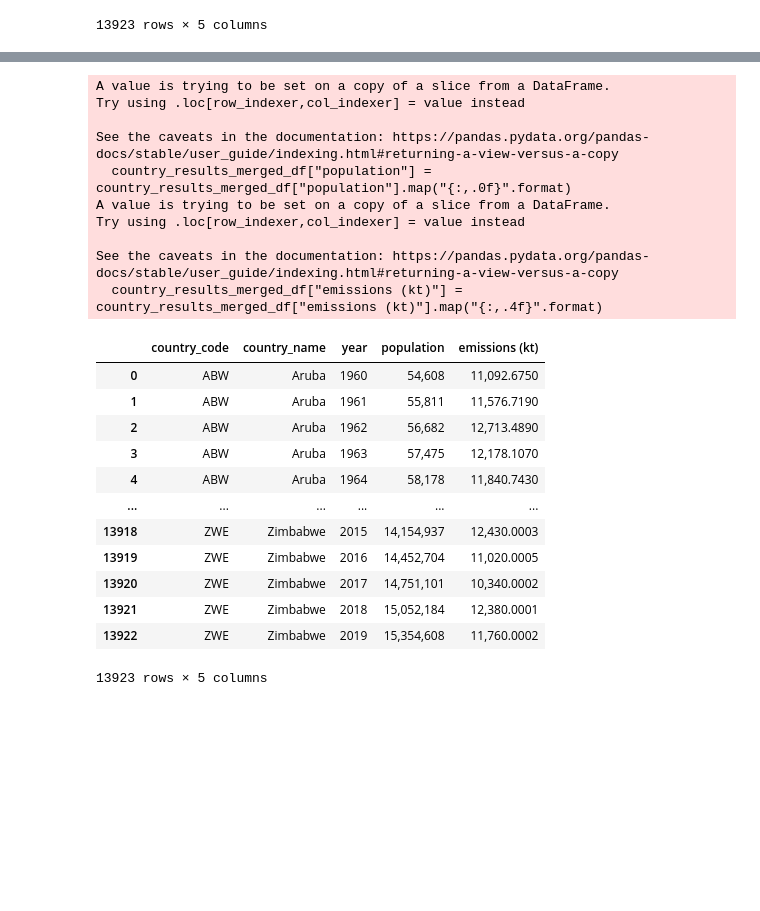
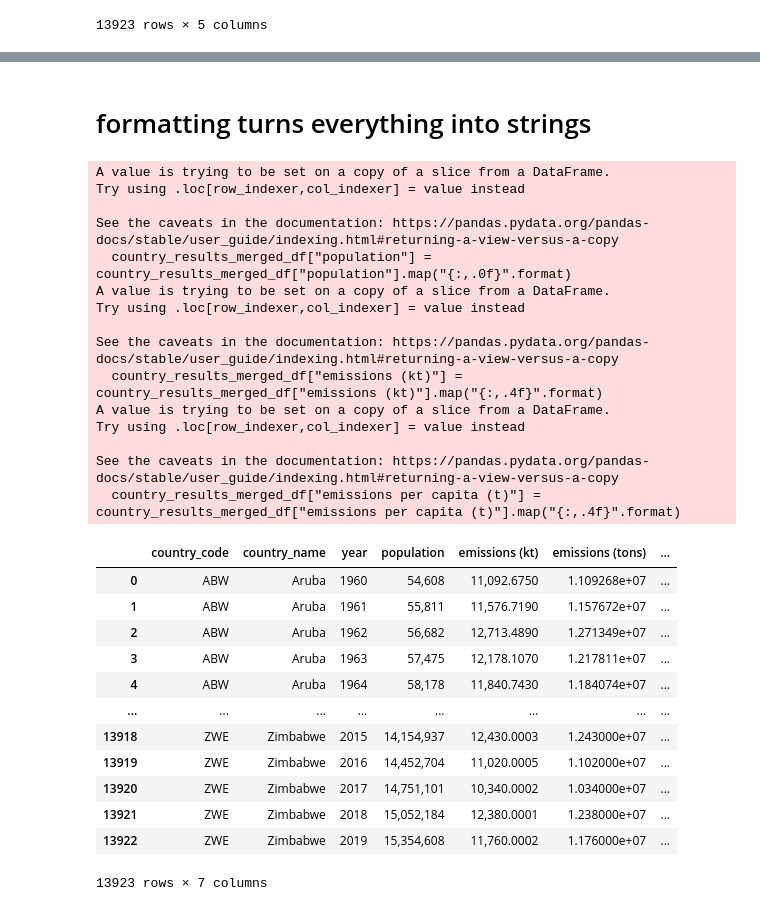
Before and after one commit to Blake-Singewald/CO2-Emissions, a Jupyter notebook: CO2-Emissions-Project/co2.ipynb, the cells around one changed output, grey strips where cells are left out. Drawn from its saved outputs; the diff is of its cells as text; code cells hidden in the pictures; blank space fills up the shorter version.

```diff
--- a/CO2-Emissions-Project/co2.ipynb
+++ b/CO2-Emissions-Project/co2.ipynb
@@ -148,3 +155,6 @@ country_results_merged_df
 | 16396 | ZWE | Zimbabwe | 2018 | 15052184.0 | 12380.000114 |
 | 16397 | ZWE | Zimbabwe | 2019 | 15354608.0 | 11760.000229 |
 13923 rows × 5 columns
+# %%
+country_results_merged_df['emissions (tons)'] = country_results_merged_df['emissions (kt)'] * 1000
+country_results_merged_df
@@ -150,0 +180,3 @@ country_results_merged_df
+# %%
+country_results_merged_df['emissions per capita (t)'] = country_results_merged_df['emissions (tons)'] / country_results_merged_df['population']
+country_results_merged_df
@@ -151,33 +202,41 @@ country_results_merged_df
+# %% [markdown]
+# formatting turns everything into strings
 # %%
 
 #Formatting the columns
 country_results_merged_df["population"] = country_results_merged_df["population"].map("{:,.0f}".format)
 
 country_results_merged_df["emissions (kt)"] = country_results_merged_df["emissions (kt)"].map("{:,.4f}".format)
+country_results_merged_df["emissions per capita (t)"] = country_results_merged_df["emissions per capita (t)"].map("{:,.4f}".format)
 
 #Resets the index since we drop columns
 country_results_merged_df.reset_index(drop = True)
 # %% [output]
 A value is trying to be set on a copy of a slice from a DataFrame.
 Try using .loc[row_indexer,col_indexer] = value instead
 
 See the caveats in the documentation: https://pandas.pydata.org/pandas-docs/stable/user_guide/indexing.html#returning-a-view-versus-a-copy
   country_results_merged_df["population"] = country_results_merged_df["population"].map("{:,.0f}".format)
 A value is trying to be set on a copy of a slice from a DataFrame.
 Try using .loc[row_indexer,col_indexer] = value instead
 
 See the caveats in the documentation: https://pandas.pydata.org/pandas-docs/stable/user_guide/indexing.html#returning-a-view-versus-a-copy
   country_results_merged_df["emissions (kt)"] = country_results_merged_df["emissions (kt)"].map("{:,.4f}".format)
+A value is trying to be set on a copy of a slice from a DataFrame.
+Try using .loc[row_indexer,col_indexer] = value instead
+
+See the caveats in the documentation: https://pandas.pydata.org/pandas-docs/stable/user_guide/indexing.html#returning-a-view-versus-a-copy
+  country_results_merged_df["emissions per capita (t)"] = country_results_merged_df["emissions per capita (t)"].map("{:,.4f}".format)
-|  | country_code | country_name | year | population | emissions (kt) |
-| 0 | ABW | Aruba | 1960 | 54,608 | 11,092.6750 |
-| 1 | ABW | Aruba | 1961 | 55,811 | 11,576.7190 |
-| 2 | ABW | Aruba | 1962 | 56,682 | 12,713.4890 |
-| 3 | ABW | Aruba | 1963 | 57,475 | 12,178.1070 |
-| 4 | ABW | Aruba | 1964 | 58,178 | 11,840.7430 |
-| ... | ... | ... | ... | ... | ... |
-| 13918 | ZWE | Zimbabwe | 2015 | 14,154,937 | 12,430.0003 |
-| 13919 | ZWE | Zimbabwe | 2016 | 14,452,704 | 11,020.0005 |
-| 13920 | ZWE | Zimbabwe | 2017 | 14,751,101 | 10,340.0002 |
-| 13921 | ZWE | Zimbabwe | 2018 | 15,052,184 | 12,380.0001 |
-| 13922 | ZWE | Zimbabwe | 2019 | 15,354,608 | 11,760.0002 |
+|  | country_code | country_name | year | population | emissions (kt) | emissions (tons) | ... |
+| 0 | ABW | Aruba | 1960 | 54,608 | 11,092.6750 | 1.109268e+07 | ... |
+| 1 | ABW | Aruba | 1961 | 55,811 | 11,576.7190 | 1.157672e+07 | ... |
+| 2 | ABW | Aruba | 1962 | 56,682 | 12,713.4890 | 1.271349e+07 | ... |
+| 3 | ABW | Aruba | 1963 | 57,475 | 12,178.1070 | 1.217811e+07 | ... |
+| 4 | ABW | Aruba | 1964 | 58,178 | 11,840.7430 | 1.184074e+07 | ... |
+| ... | ... | ... | ... | ... | ... | ... | ... |
+| 13918 | ZWE | Zimbabwe | 2015 | 14,154,937 | 12,430.0003 | 1.243000e+07 | ... |
+| 13919 | ZWE | Zimbabwe | 2016 | 14,452,704 | 11,020.0005 | 1.102000e+07 | ... |
+| 13920 | ZWE | Zimbabwe | 2017 | 14,751,101 | 10,340.0002 | 1.034000e+07 | ... |
+| 13921 | ZWE | Zimbabwe | 2018 | 15,052,184 | 12,380.0001 | 1.238000e+07 | ... |
+| 13922 | ZWE | Zimbabwe | 2019 | 15,354,608 | 11,760.0002 | 1.176000e+07 | ... |
-13923 rows × 5 columns
+13923 rows × 7 columns
```
Also changed, not shown: parts of 5 cells of this notebook.
